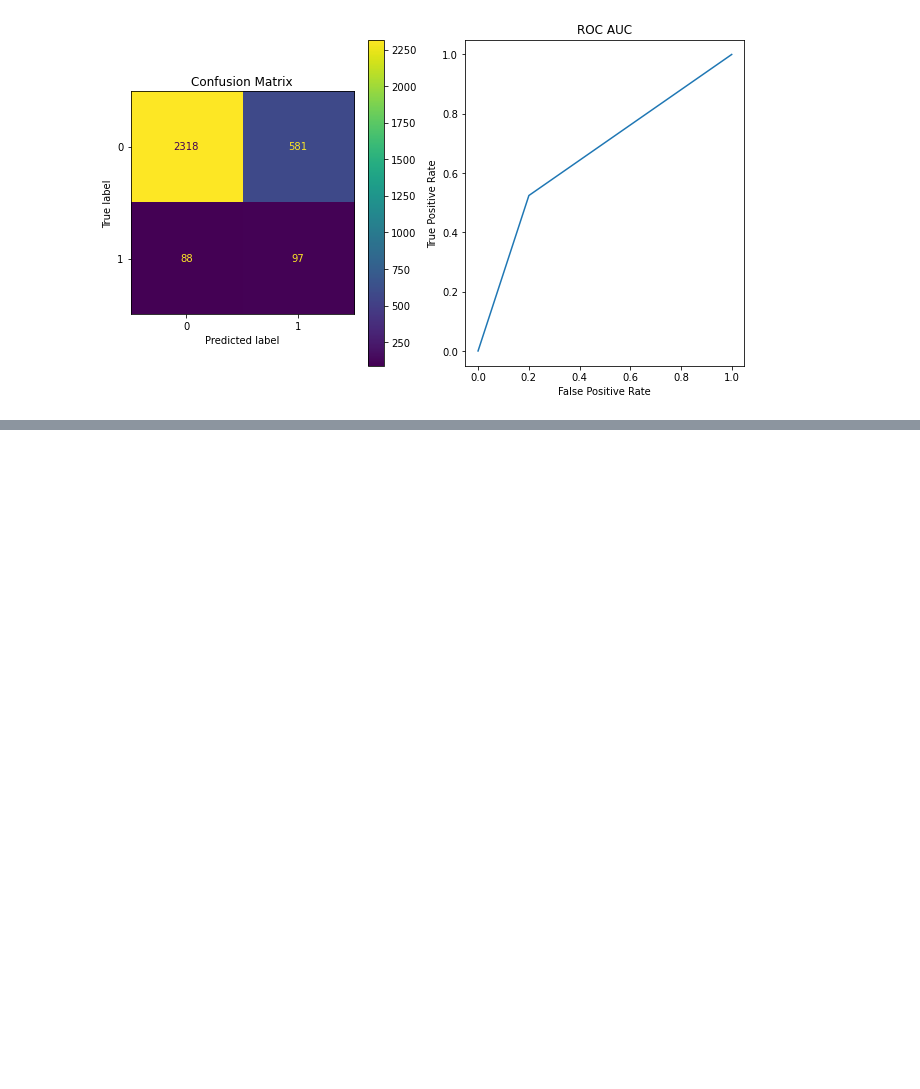
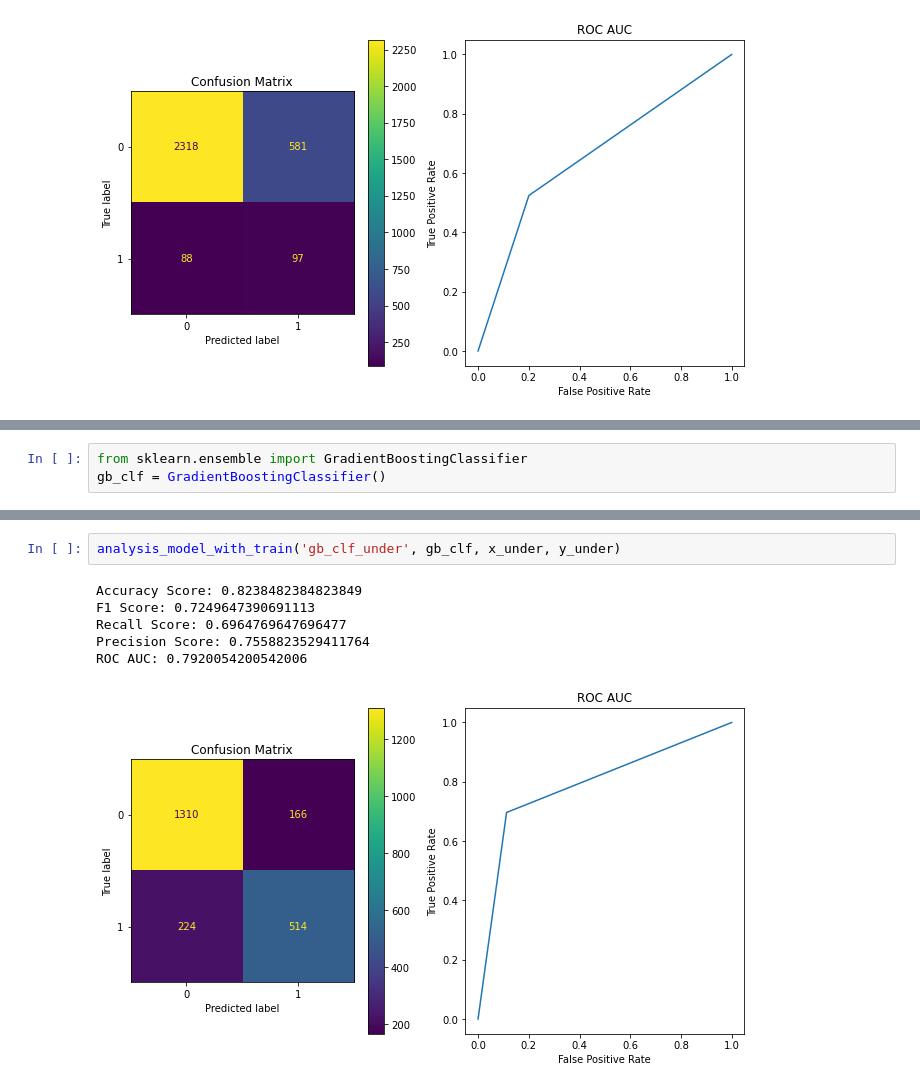
Before and after one commit to MohammadRouintan/Vehicle-Insurance-Claim-Fraud-Detection-Classification, a Jupyter notebook: VehicleInsuranceCLASSIFICATION.ipynb, the cells around one changed output, grey strips where cells are left out. Saved outputs shown, nothing was run; the diff lists cells and outputs as text; blank space fills up the shorter version.

```diff
--- a/VehicleInsuranceCLASSIFICATION.ipynb
+++ b/VehicleInsuranceCLASSIFICATION.ipynb
@@ -769,0 +799,3 @@ ROC AUC: 0.6619551942421897
+# %%
+from sklearn.ensemble import GradientBoostingClassifier
+gb_clf = GradientBoostingClassifier()
@@ -769,0 +806,9 @@ ROC AUC: 0.6619551942421897
+# %%
+analysis_model_with_train('gb_clf_under', gb_clf, x_under, y_under)
+# %% [output]
+Accuracy Score: 0.8238482384823849
+F1 Score: 0.7249647390691113
+Recall Score: 0.6964769647696477
+Precision Score: 0.7558823529411764
+ROC AUC: 0.7920054200542006
+[figure, added]
```
Also changed, not shown: parts of 49 cells of this notebook.
